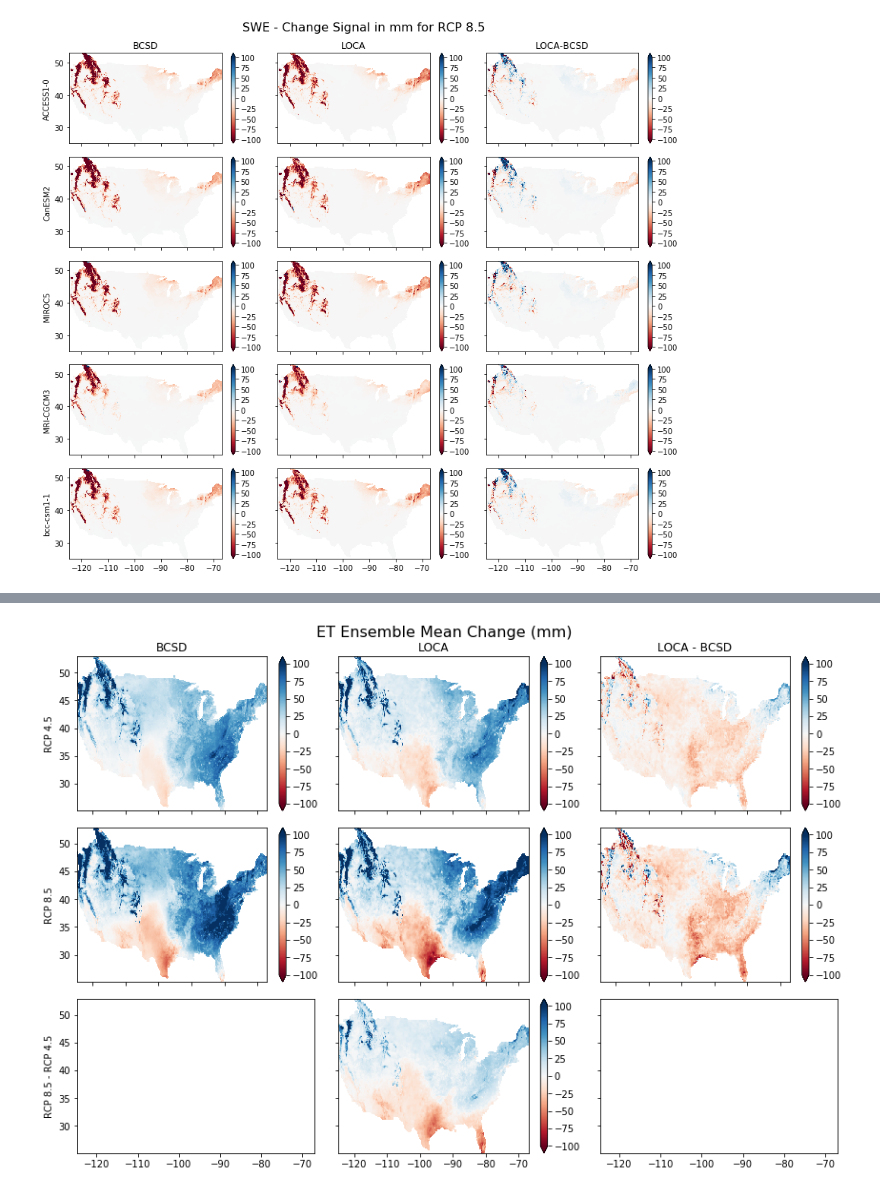
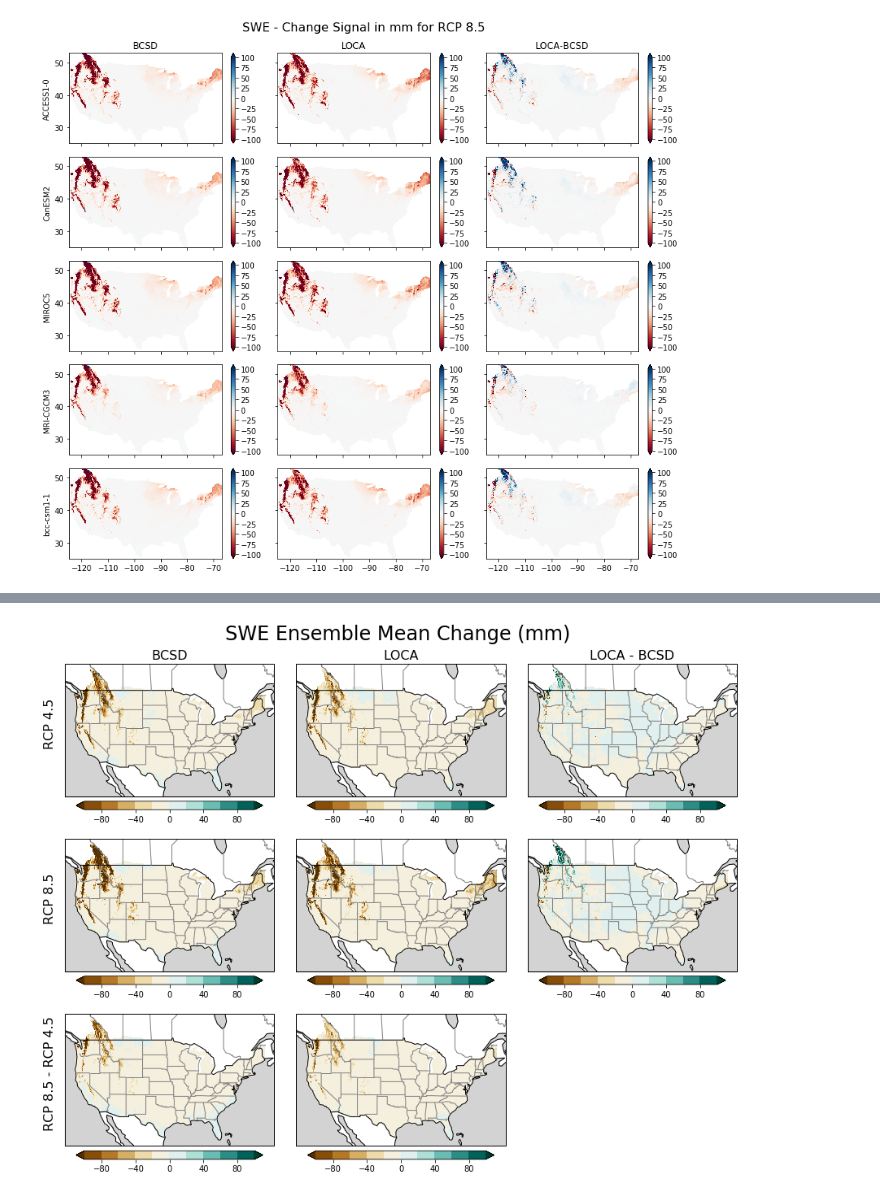
Before and after one commit to nmizukami/LOCA_Downscaling_Analysis, a Jupyter notebook: notebooks/analysis_mon_fut_hydro_Fig11_12_13.ipynb, the cells around one changed output, grey strips where cells are left out. Drawn from its saved outputs; the diff is of its cells as text; code cells hidden in the pictures.

```diff
--- a/notebooks/analysis_mon_fut_hydro_Fig11_12_13.ipynb
+++ b/notebooks/analysis_mon_fut_hydro_Fig11_12_13.ipynb
@@ -257,65 +257,88 @@ for pct in [False]:
 # %%
-# USE PLOTS M-N
+# FIG 11, 12, 13 -- COMBINED FIG, adding elements ....
+
+
+style_kwargs =  {'levels': 11, 'add_labels': False, 'extend': 'both', 'cbar_kwargs': dict(orientation="horizontal", shrink=0.85, pad=0.03)}
+kwargs = {'ET': {'vmin': 0, 'vmax': 1000, **style_kwargs},
+          'total_runoff': {'vmin': 0, 'vmax': 1000, **style_kwargs},
+          'SWE': {'vmin': 0, 'vmax': 100, **style_kwargs},}
+
+units = {'ET': 'mm', 'total_runoff': 'mm', 'SWE': 'mm'}
+
+
+watercmap = cm.rain  #https://matplotlib.org/cmocean/
+watercmapdiff = 'BrBG'
+tempcmapdiff = 'RdBu_r'
+
+# subcols = [('Historical', hist_means), ('RCP 4.5', rpc4_means), ('RCP 8.5', rpc8_means)]
 
 cache = {}
 
-# for testing.  if make all 4.5, diff is zero
-subcols = [('Historical', hist_means), ('RCP 4.5', rpc4_means), ('RCP 8.5', rpc8_means)]
-hydro_vars = ['ET', 'total_runoff', 'SWE']
+subcols = [('Historical', hist_means), ('RCP 4.5', rpc4_means), ('RCP 8.5', rpc8_means)] #note: rpc, but also needs to be changed elsewhere
+hydro_vars = ['SWE']
 
+nrows = 1 + 2
 
-diff_kws = {True: {'ET': {'vmin': -25, 'vmax': 25, 'cmap': 'RdBu', 'extend': 'both'},
-                   'total_runoff': {'vmin': -50, 'vmax': 50, 'cmap': 'RdBu', 'extend': 'both'},
-                   'SWE': {'vmin': -100, 'vmax': 100, 'cmap': 'RdBu', 'extend': 'both'}},
-            False: {'ET': {'vmin': -100, 'vmax': 100, 'cmap': 'RdBu', 'extend': 'both'},
-                   'total_runoff': {'vmin': -100, 'vmax': 100, 'cmap': 'RdBu', 'extend': 'both'},
-                   'SWE': {'vmin': -100, 'vmax': 100, 'cmap': 'RdBu', 'extend': 'both'}}}
+diff_kws = {True: {'ET': {'vmin': -25, 'vmax': 25, 'cmap': watercmapdiff, **style_kwargs},
+                   'total_runoff': {'vmin': -50, 'vmax': 50, 'cmap': watercmapdiff, **style_kwargs},
+                   'SWE': {'vmin': -100, 'vmax': 100, 'cmap': watercmapdiff, **style_kwargs}},
+            False: {'ET': {'vmin': -100, 'vmax': 100, 'cmap': watercmapdiff, **style_kwargs},
+                   'total_runoff': {'vmin': -100, 'vmax': 100, 'cmap': watercmapdiff, **style_kwargs},
+                   'SWE': {'vmin': -100, 'vmax': 100, 'cmap': watercmapdiff, **style_kwargs}}}
 
-diff2_kws = {True: {'ET': {'vmin': -25, 'vmax': 25, 'cmap': 'RdBu', 'extend': 'both'},
-                    'total_runoff': {'vmin': -25, 'vmax': 25, 'cmap': 'RdBu', 'extend': 'both'},
-                    'SWE': {'vmin': -50, 'vmax': 50, 'cmap': 'RdBu', 'extend': 'both'}},
-             False: {'ET': {'vmin': -100, 'vmax': 100, 'cmap': 'RdBu', 'extend': 'both'},
-                     'total_runoff': {'vmin': -100, 'vmax': 100, 'cmap': 'RdBu', 'extend': 'both'},
-                     'SWE': {'vmin': -100, 'vmax': 100, 'cmap': 'RdBu', 'extend': 'both'}}}
+diff2_kws = {True: {'ET': {'vmin': -25, 'vmax': 25, 'cmap': watercmapdiff,  **style_kwargs},
+                    'total_runoff': {'vmin': -25, 'vmax': 25, 'cmap': watercmapdiff, **style_kwargs},
+                    'SWE': {'vmin': -50, 'vmax': 50, 'cmap': watercmapdiff,  **style_kwargs}},
+             False: {'ET': {'vmin': -100, 'vmax': 100, 'cmap': watercmapdiff,  **style_kwargs},
+                     'total_runoff': {'vmin': -100, 'vmax': 100, 'cmap': watercmapdiff, **style_kwargs},
+                     'SWE': {'vmin': -100, 'vmax': 100, 'cmap': watercmapdiff, **style_kwargs}}}
 for pct in [False]:
 
     for var in hydro_vars:
         if var not in diff_kws[pct]:
             continue
-        fig, axes = plt.subplots(ncols=3, nrows=3, sharex=True, sharey=True, figsize=(12, 8))
+        fig, axes = plt.subplots(ncols=3, nrows=3, figsize=(12, 3.1*nrows), subplot_kw={'projection': PROJECTION})
 
         for row, (title, dsets) in enumerate(subcols[1:]):
 
             for col, dset in enumerate(['bcsd', 'loca']):
                 ax = axes[row, col]
                 ens_change = calc_change(hist_means[dset][var].mean('gcm'), dsets[dset][var].mean('gcm'), pct=pct)
-
+                make_plot(ens_change, ax=ax, plot_kwargs=diff_kws[pct][var]) #JJH need to add...
                 cache[(row, col)] = ens_change.persist()
-                cache[(row, col)].plot.pcolormesh(ax=ax, add_labels=False, **diff_kws[pct][var])
+#                 cache[(row, col)].plot.pcolormesh(ax=ax, **diff_kws[pct][var])
 
                 if row == 0:
-                    ax.set_title(dset.upper())
+                    ax.set_title(dset.upper(), fontsize=16)
                 if col == 0:
-                    ax.set_ylabel(title)
+#                     ax.set_ylabel(title)
+                    add_ylabel(ax, title, fontsize=16)
 
             diff = cache[(row, col)] - cache[(row, col - 1)]
-            diff.plot.pcolormesh(ax=axes[row, col + 1], add_labels=False, **diff2_kws[pct][var])
-            axes[0, -1].set_title('LOCA - BCSD')
+            make_plot(diff, ax=axes[row, col + 1], plot_kwargs=diff2_kws[pct][var])  # JJH - added this line
+#             diff.plot.pcolormesh(ax=axes[row, col + 1],  **diff2_kws[pct][var])
+            axes[0, -1].set_title('LOCA - BCSD', fontsize=16)
 
-        diff2 = cache[(row, col)] - cache[(row - 1, col)]
-        diff2.plot.pcolormesh(ax=axes[row + 1, col], add_labels=False, **diff2_kws[pct][var])  # only plots second row.  how loop it in?
+        for col in [0, 1]:
+            diff2 = cache[(row, col)] - cache[(row - 1, col)]
+            make_plot(diff2, ax=axes[row + 1, col], plot_kwargs=diff2_kws[pct][var])
+#             diff2.plot.pcolormesh(ax=axes[row + 1, col],  **diff2_kws[pct][var])
 
-        axes[-1, 0].set_ylabel('RCP 8.5 - RCP 4.5')
+#         axes[-1, 0].set_ylabel('RCP 8.5 - RCP 4.5')
+        add_ylabel(axes[-1, 0], 'RCP 8.5 - RCP 4.5', fontsize=16)
+
+        fig.delaxes(axes[-1, -1])
 
 
         if pct:
             unit_str = '%'
         else:
             unit_str = 'mm'
-        title = var.upper() + " Ensemble Mean Change (%s) " % unit_str
+        variablename = {'total_runoff':'Runoff', 'ET': 'ET', 'SWE': 'SWE' }
+        title = variablename[var] + " Ensemble Mean Change (%s) " % unit_str
         unit_str = unit_str.replace('%', 'pct')
-        fig.suptitle(title, fontsize=16, y=1.01)
+        fig.suptitle(title, fontsize=24, y=1.03)
         fig.tight_layout()
-        fig.savefig(f'/glade/u/home/jvano/workdir/loca_figs/diff4a_{var}_{unit_str}_mon_fut_hydro.png', dpi=300, bbox_inches='tight')
+        fig.savefig(f'/glade/u/home/jvano/workdir/loca_figs/change_signal_{var}_{unit_str}_mon_fut_hydro.png', dpi=300, bbox_inches='tight')
 # %% [output]
-[figure, old version]
+[figure, new version]
```
Also changed, not shown: parts of 6 cells of this notebook, 12 other files.
